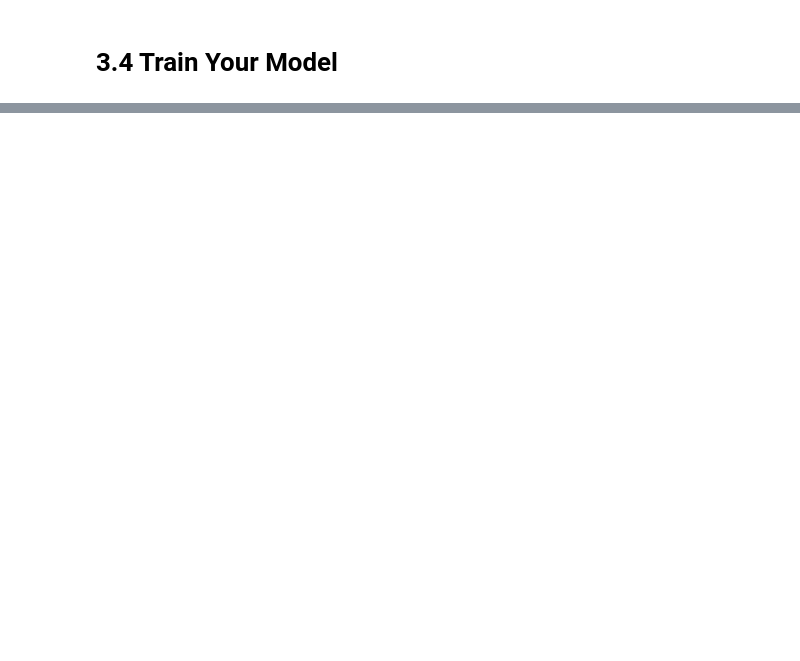
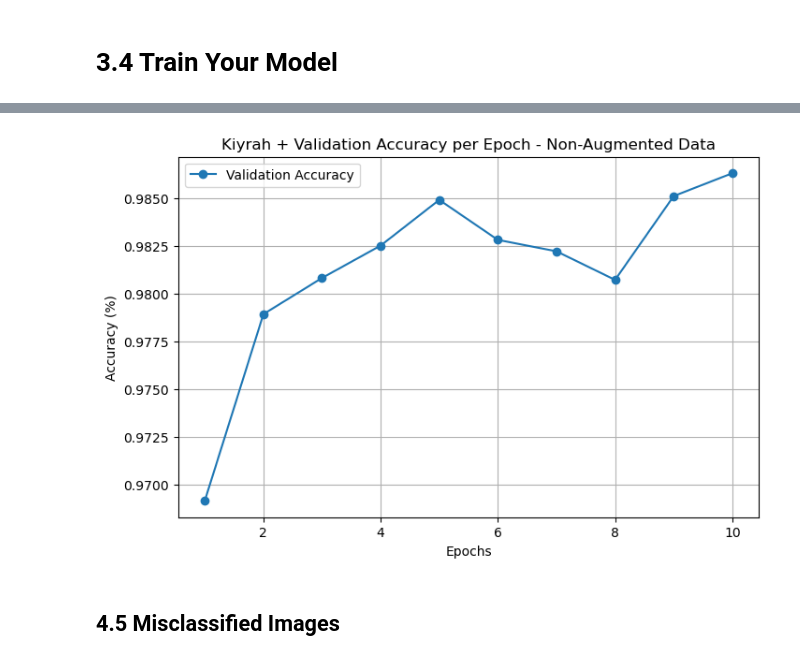
Before and after one commit to KiyrahKeith/CS457_Lab6, a Jupyter notebook: Kiyrah_Keith_Lab6.ipynb, the cells around one changed output, grey strips where cells are left out. Cells and saved outputs as stored; diff of their text form; code cells hidden in the pictures; blank space fills up the shorter version.

```diff
--- a/Kiyrah_Keith_Lab6.ipynb
+++ b/Kiyrah_Keith_Lab6.ipynb
@@ -258,0 +368,17 @@ KeyboardInterrupt:
+# %%
+# Extract metrics from the results dictionary
+validation_accuracy = results["valid_accuracy"]       # Validation accuracy per epoch
+
+# Plot Validation Accuracy Curve
+plt.figure(figsize=(8, 5))  # Set the figure size
+plt.plot(range(1, len(validation_accuracy) + 1), validation_accuracy, label="Validation Accuracy", marker='o')
+plt.xlabel("Epochs")  # X-axis label
+plt.ylabel("Accuracy (%)")  # Y-axis label
+plt.title("Kiyrah + Validation Accuracy per Epoch - Non-Augmented Data")  # Plot title
+plt.legend()  # Add a legend
+plt.grid()  # Add grid lines for better readability
+plt.show()
+# %% [output]
+[figure, added]
+# %% [markdown]
+## 4.5 Misclassified Images
```
Also changed, not shown: parts of 23 cells of this notebook, 1 other file.
